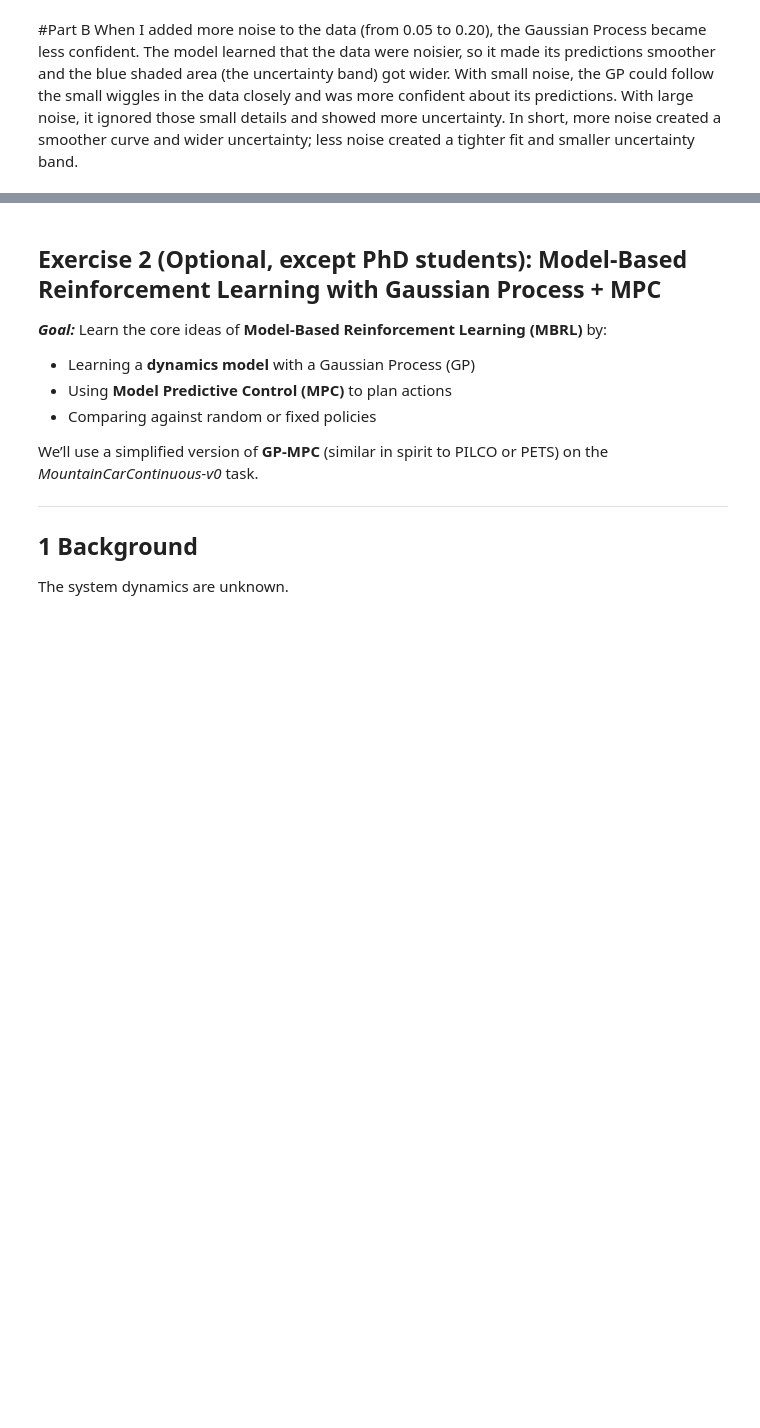
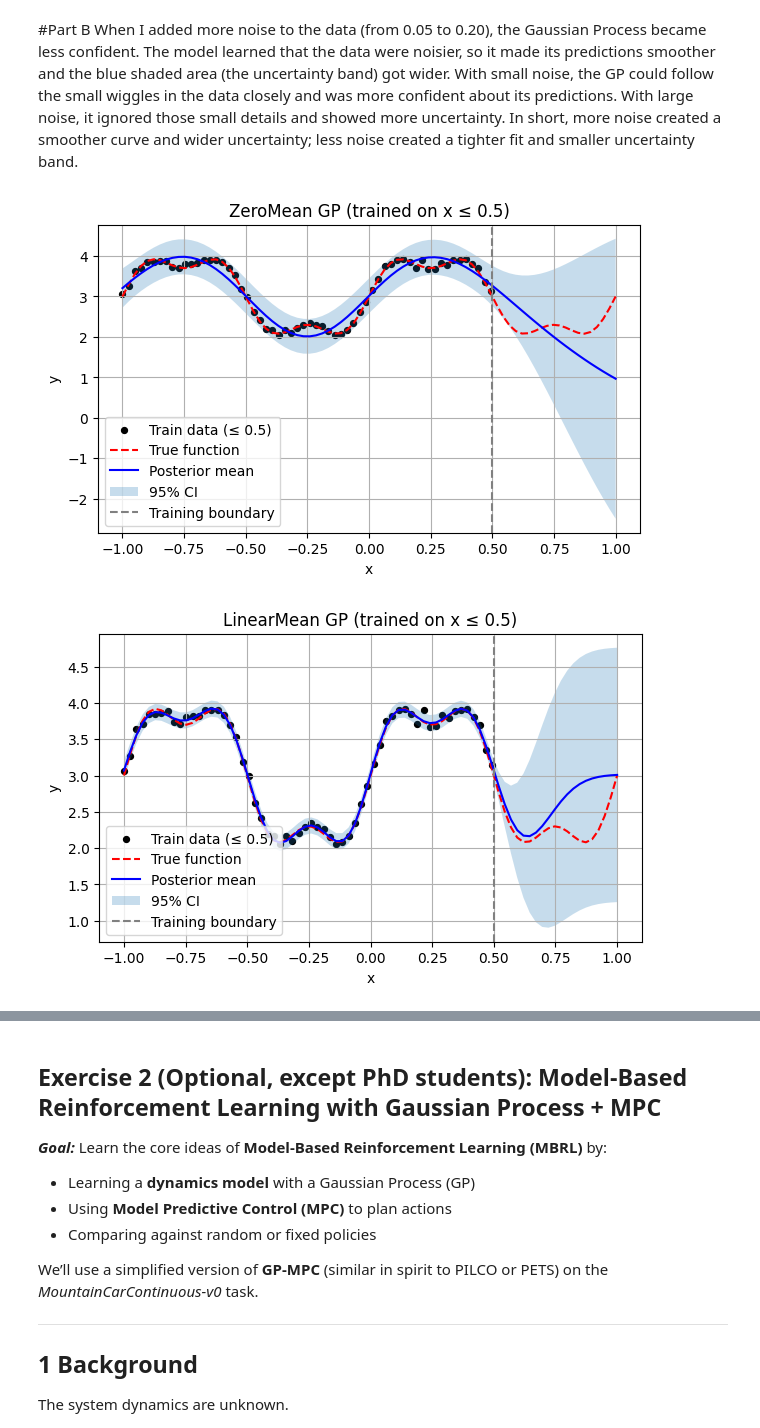
Before and after one commit to aem226/Reinforcement-Learning-Projects, a Jupyter notebook: lab7_mbrl.ipynb, the cells around one changed output, grey strips where cells are left out. Cells and saved outputs as stored; diff of their text form; code cells hidden in the pictures; blank space fills up the shorter version.

Commit message:
GP model noise

```diff
--- a/lab7_mbrl.ipynb
+++ b/lab7_mbrl.ipynb
@@ -262,3 +262,80 @@ Learned noise (likelihood.noise): 0.0564
 # %% [markdown]
 #Part B
 When I added more noise to the data (from 0.05 to 0.20), the Gaussian Process became less confident. The model learned that the data were noisier, so it made its predictions smoother and the blue shaded area (the uncertainty band) got wider. With small noise, the GP could follow the small wiggles in the data closely and was more confident about its predictions. With large noise, it ignored those small details and showed more uncertainty. In short, more noise created a smoother curve and wider uncertainty; less noise created a tighter fit and smaller uncertainty band.
+# %%
+# Part C — Extrapolation Behavior
+"""
+Hold out the rightmost region (e.g., train on x ∈ [-1, 0.5], test on x ∈ (0.5, 1]).
+Show how the posterior behaves outside the training region.
+Add a linear mean (or ConstantMean + LinearMean) and compare extrapolation.
+"""
+
+# 1️. Create training data only for x ≤ 0.5
+Xtr, Ytr, Xgrid, Ygrid = make_data(n=80, noise_std=0.05, holdout_right=True)
+Xtr, Ytr, Xgrid = Xtr.to(device), Ytr.to(device), Xgrid.to(device)
+
+# 2️. Define two models: ZeroMean & LinearMean
+class ZeroMeanGP(gpytorch.models.ExactGP):
+    def __init__(self, train_x, train_y, likelihood):
+        super().__init__(train_x, train_y, likelihood)
+        self.mean_module = gpytorch.means.ZeroMean()
+        self.covar_module = gpytorch.kernels.ScaleKernel(gpytorch.kernels.RBFKernel())
+    def forward(self, x):
+        mean_x = self.mean_module(x)
+        covar_x = self.covar_module(x)
+        return gpytorch.distributions.MultivariateNormal(mean_x, covar_x)
+
+class LinearMeanGP(gpytorch.models.ExactGP):
+    def __init__(self, train_x, train_y, likelihood):
+        super().__init__(train_x, train_y, likelihood)
+        # Manually combine ConstantMean + LinearMean
+        self.constant_mean = gpytorch.means.ConstantMean()
+        self.linear_mean = gpytorch.means.LinearMean(input_size=1)
+        self.covar_module = gpytorch.kernels.ScaleKernel(gpytorch.kernels.RBFKernel())
+
+    def forward(self, x):
+        # Add the two means explicitly
+        mean_x = self.constant_mean(x) + self.linear_mean(x)
+        covar_x = self.covar_module(x)
+        return gpytorch.distributions.MultivariateNormal(mean_x, covar_x)
+
+
+# 3️. Train and plot helper
+def train_and_plot_model(model_class, title):
+    likelihood = gpytorch.likelihoods.GaussianLikelihood().to(device)
+    model = model_class(Xtr, Ytr, likelihood).to(device)
+    model.train(); likelihood.train()
+    optimizer = torch.optim.Adam(model.parameters(), lr=0.05)
+    mll = gpytorch.mlls.ExactMarginalLogLikelihood(likelihood, model)
+
+    for i in range(600):
+        optimizer.zero_grad()
+        output = model(Xtr)
+        loss = -mll(output, Ytr)
+        loss.backward()
+        optimizer.step()
+
+    model.eval(); likelihood.eval()
+    with torch.no_grad(), gpytorch.settings.fast_pred_var():
+        pred = likelihood(model(Xgrid))
+        mean = pred.mean.cpu()
+        lower, upper = pred.confidence_region()
+        lower, upper = lower.cpu(), upper.cpu()
+
+    plt.figure(figsize=(7,4))
+    plt.scatter(Xtr.cpu(), Ytr.cpu(), s=18, color='k', label='Train data (≤ 0.5)')
+    plt.plot(Xgrid.cpu(), f(Xgrid.cpu()), 'r--', label='True function')
+    plt.plot(Xgrid.cpu(), mean, 'b', label='Posterior mean')
+    plt.fill_between(Xgrid.cpu().squeeze(), lower, upper, alpha=0.25, label='95% CI')
+    plt.axvline(0.5, color='gray', linestyle='--', label='Training boundary')
+    plt.title(title)
+    plt.xlabel('x'); plt.ylabel('y')
+    plt.legend(); plt.grid(True)
+    plt.show()
+
+# 4️. Run both models
+train_and_plot_model(ZeroMeanGP,  "ZeroMean GP (trained on x ≤ 0.5)")
+train_and_plot_model(LinearMeanGP, "LinearMean GP (trained on x ≤ 0.5)")
+# %% [output]
+[figure, added]
+[figure, added]
```
Also changed, not shown: parts of 1 cell of this notebook.
